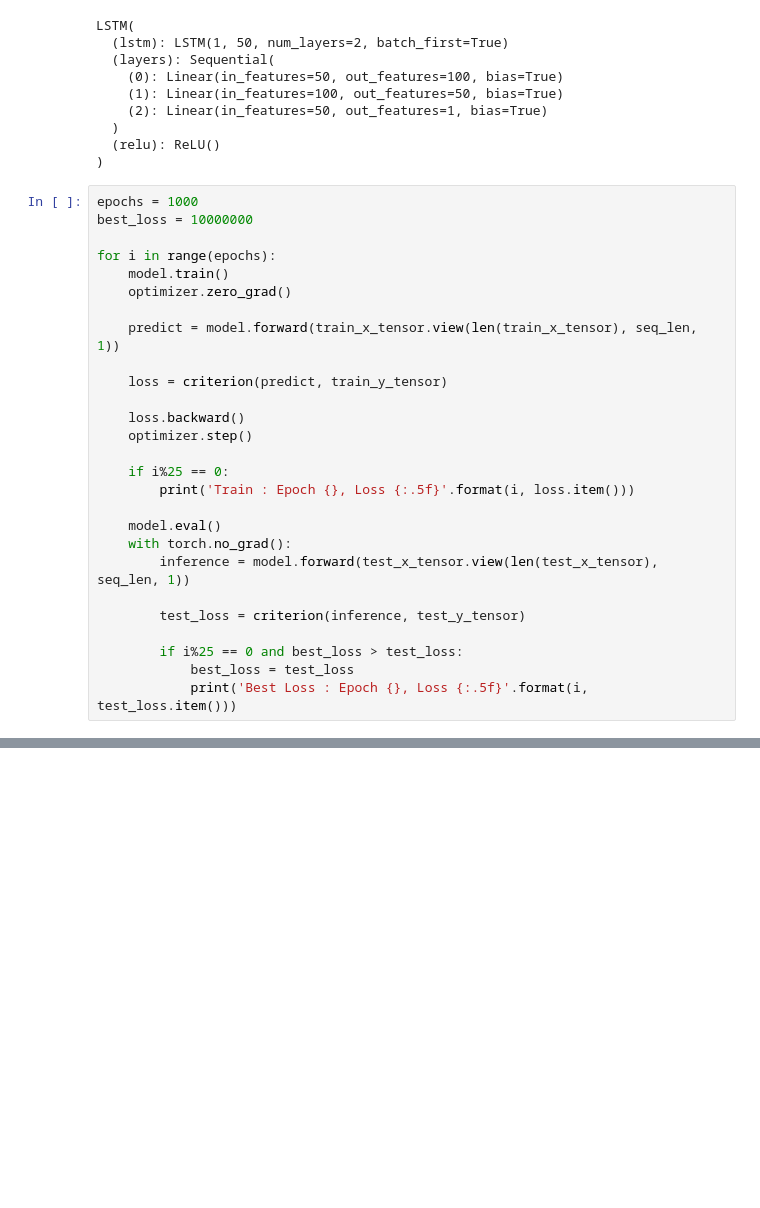
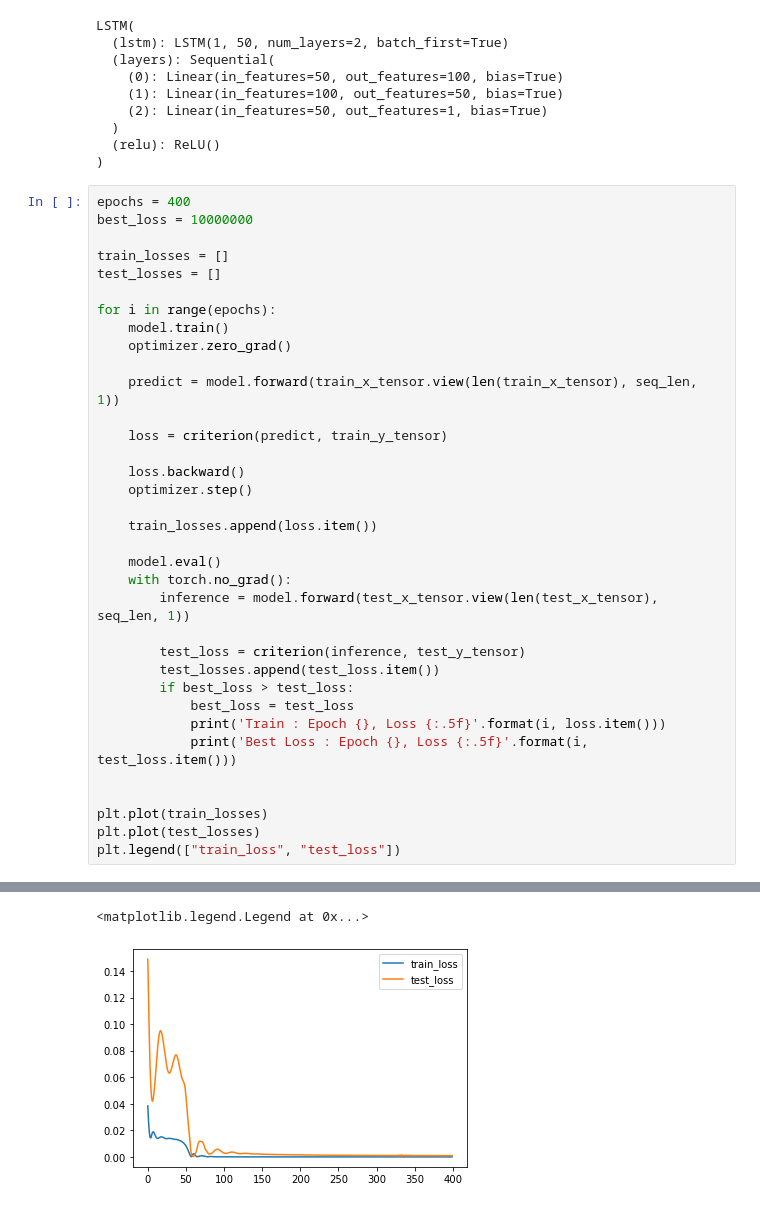
Before and after one commit to ShineySun/Vanishing-Point-Detection, a Jupyter notebook: LSTM/LSTM/lstm_test_single_lane_ver2.ipynb, the cells around one changed output, grey strips where cells are left out. Saved outputs shown, nothing was run; the diff lists cells and outputs as text; blank space fills up the shorter version.

Commit message:
lstm_test_single_lane_ver2

```diff
--- a/LSTM/LSTM/lstm_test_single_lane_ver2.ipynb
+++ b/LSTM/LSTM/lstm_test_single_lane_ver2.ipynb
@@ -368,8 +368,11 @@ LSTM(
   (relu): ReLU()
 )
 # %%
-epochs = 1000
+epochs = 400
 best_loss = 10000000
+
+train_losses = []
+test_losses = []
 
 for i in range(epochs):
     model.train()
@@ -382,16 +385,21 @@ for i in range(epochs):
     loss.backward()
     optimizer.step()
 
-    if i%25 == 0:
-        print('Train : Epoch {}, Loss {:.5f}'.format(i, loss.item()))
+    train_losses.append(loss.item())
 
     model.eval()
     with torch.no_grad():
         inference = model.forward(test_x_tensor.view(len(test_x_tensor), seq_len, 1))
 
         test_loss = criterion(inference, test_y_tensor)
+        test_losses.append(test_loss.item())
+        if best_loss > test_loss:
+            best_loss = test_loss
+            print('Train : Epoch {}, Loss {:.5f}'.format(i, loss.item()))
+            print('Best Loss : Epoch {}, Loss {:.5f}'.format(i, test_loss.item()))
 
-        if i%25 == 0 and best_loss > test_loss:
-            best_loss = test_loss
-            print('Best Loss : Epoch {}, Loss {:.5f}'.format(i, test_loss.item()))
+
+plt.plot(train_losses)
+plt.plot(test_losses)
+plt.legend(["train_loss", "test_loss"])
 # %% [output]
@@ -415,3 +423,5 @@ Best Loss : Epoch 975, Loss 0.00088
+<matplotlib.legend.Legend at 0x...>
+[figure, added]
 # %%
 
 model.eval()
```
Also changed, not shown: parts of 2 cells of this notebook.
